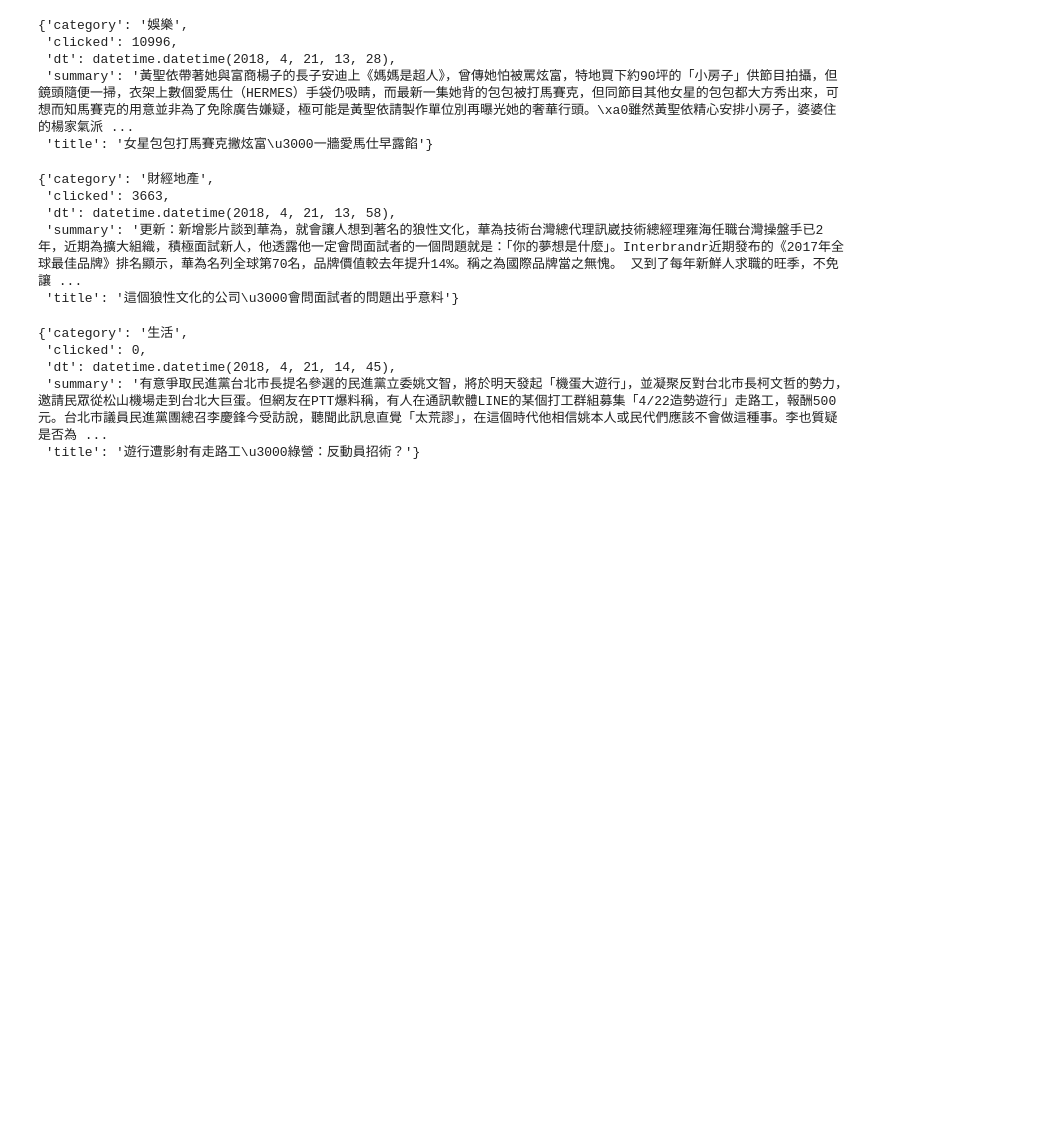
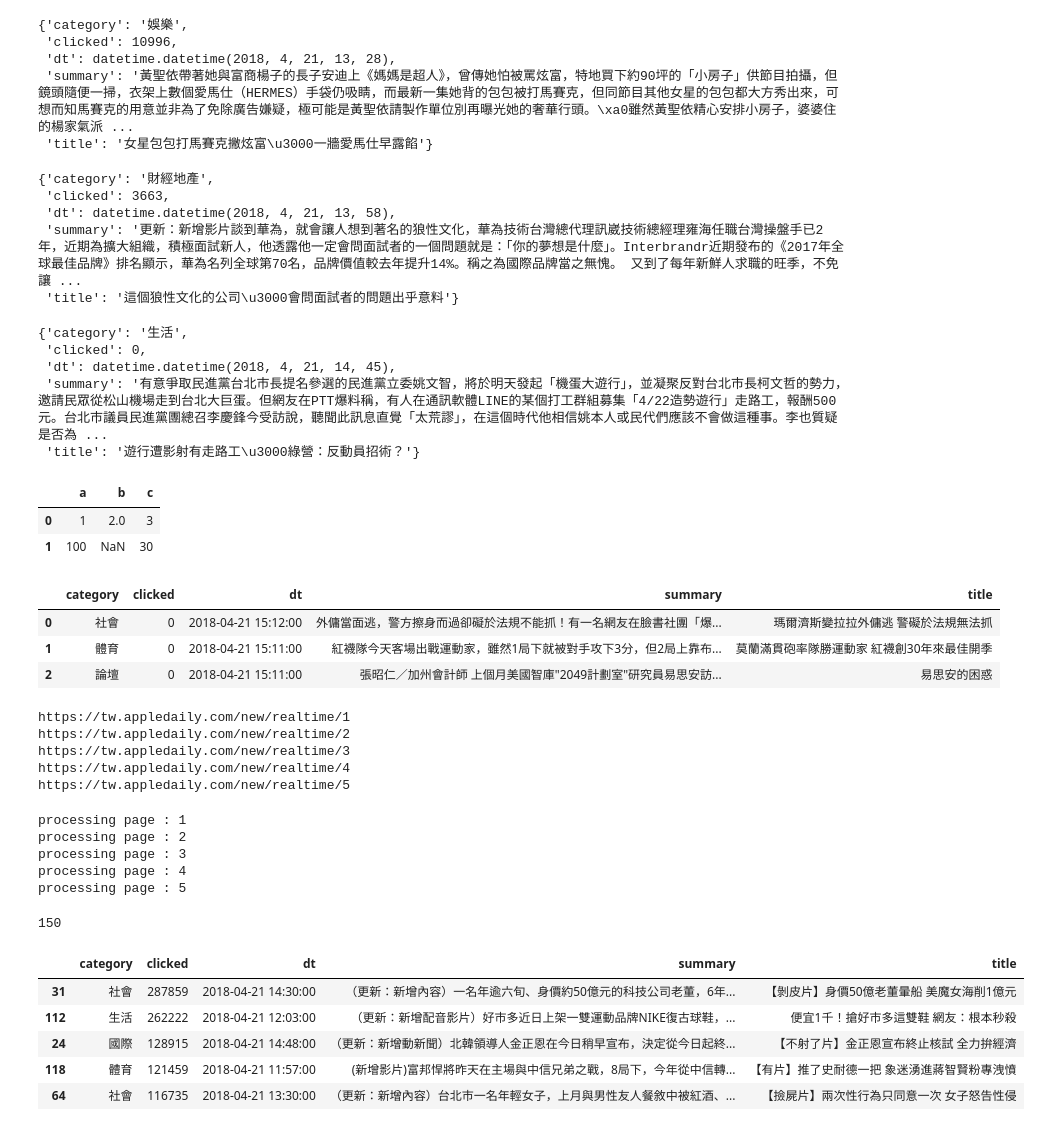
Before and after one commit to ywchiu/tibamepy, a Jupyter notebook: Demo20180421.ipynb, the cells around one changed output. Drawn from its saved outputs; the diff is of its cells as text; code cells hidden in the pictures; blank space fills up the shorter version.

Commit message:
dataframe

```diff
--- a/Demo20180421.ipynb
+++ b/Demo20180421.ipynb
@@ -501,3 +501,13 @@ pageDetail('https://tw.news.appledaily.com/life/realtime/20180421/1338833/')
  'dt': datetime.datetime(2018, 4, 21, 14, 45),
  'summary': '有意爭取民進黨台北市長提名參選的民進黨立委姚文智，將於明天發起「機蛋大遊行」，並凝聚反對台北市長柯文哲的勢力，邀請民眾從松山機場走到台北大巨蛋。但網友在PTT爆料稱，有人在通訊軟體LINE的某個打工群組募集「4/22造勢遊行」走路工，報酬500元。台北市議員民進黨團總召李慶鋒今受訪說，聽聞此訊息直覺「太荒謬」，在這個時代他相信姚本人或民代們應該不會做這種事。李也質疑是否為 ...
  'title': '遊行遭影射有走路工\u3000綠營：反動員招術？'}
+# %%
+import requests
+from bs4 import BeautifulSoup
+res  = requests.get('https://tw.appledaily.com/new/realtime')
+soup = BeautifulSoup(res.text, 'lxml')
+
+newsary = []
+for news in soup.select('.rtddt a'):
+    url = news.get('href')
+    newsary.append(pageDetail(url))
@@ -503,0 +516,10 @@ pageDetail('https://tw.news.appledaily.com/life/realtime/20180421/1338833/')
+# %%
+a = {'a':1, 'b':2, 'c':3}
+b = {'a':100, 'c':30}
+
+import pandas
+pandas.DataFrame([a,b])
+# %% [output]
+|  | a | b | c |
+| 0 | 1 | 2.0 | 3 |
+| 1 | 100 | NaN | 30 |
@@ -503,0 +528,55 @@ pageDetail('https://tw.news.appledaily.com/life/realtime/20180421/1338833/')
+# %%
+newsdf.head(3)
+# %% [output]
+|  | category | clicked | dt | summary | title |
+| 0 | 社會 | 0 | 2018-04-21 15:12:00 | 外傭當面逃，警方擦身而過卻礙於法規不能抓！有一名網友在臉書社團「爆... | 瑪爾濟斯變拉拉外傭逃 警礙於法規無法抓 |
+| 1 | 體育 | 0 | 2018-04-21 15:11:00 | 紅襪隊今天客場出戰運動家，雖然1局下就被對手攻下3分，但2局上靠布... | 莫蘭滿貫砲率隊勝運動家 紅襪創30年來最佳開季 |
+| 2 | 論壇 | 0 | 2018-04-21 15:11:00 | 張昭仁／加州會計師 上個月美國智庫"2049計劃室"研究員易思安訪... | 易思安的困惑 |
+# %%
+url = 'https://tw.appledaily.com/new/realtime/{}'
+
+for i in range(1,6):
+    print(url.format(i))
+# %% [output]
+https://tw.appledaily.com/new/realtime/1
+https://tw.appledaily.com/new/realtime/2
+https://tw.appledaily.com/new/realtime/3
+https://tw.appledaily.com/new/realtime/4
+https://tw.appledaily.com/new/realtime/5
+# %%
+import requests
+from bs4 import BeautifulSoup
+pageurl = 'https://tw.appledaily.com/new/realtime/{}'
+
+
+newsary = []
+for i in range(1,6):
+    res  = requests.get(pageurl.format(i))
+    soup = BeautifulSoup(res.text, 'lxml')
+    for news in soup.select('.rtddt a'):
+        url = news.get('href')
+        newsary.append(pageDetail(url))
+    print('processing page :', i)
+# %% [output]
+processing page : 1
+processing page : 2
+processing page : 3
+processing page : 4
+processing page : 5
+# %%
+len(newsary)
+# %% [output]
+150
+# %%
+import pandas
+newsdf = pandas.DataFrame(newsary)
+#newsdf
+# %%
+newsdf.sort_values('clicked', ascending=False).head()
+# %% [output]
+|  | category | clicked | dt | summary | title |
+| 31 | 社會 | 287859 | 2018-04-21 14:30:00 | （更新：新增內容）一名年逾六旬、身價約50億元的科技公司老董，6年... | 【剝皮片】身價50億老董暈船 美魔女海削1億元 |
+| 112 | 生活 | 262222 | 2018-04-21 12:03:00 | （更新：新增配音影片）好市多近日上架一雙運動品牌NIKE復古球鞋，... | 便宜1千！搶好市多這雙鞋 網友：根本秒殺 |
+| 24 | 國際 | 128915 | 2018-04-21 14:48:00 | （更新：新增動新聞）北韓領導人金正恩在今日稍早宣布，決定從今日起終... | 【不射了片】金正恩宣布終止核試 全力拚經濟 |
+| 118 | 體育 | 121459 | 2018-04-21 11:57:00 | (新增影片)富邦悍將昨天在主場與中信兄弟之戰，8局下，今年從中信轉... | 【有片】推了史耐德一把 象迷湧進蔣智賢粉專洩憤 |
+| 64 | 社會 | 116735 | 2018-04-21 13:30:00 | （更新：新增內容）台北市一名年輕女子，上月與男性友人餐敘中被紅酒、... | 【撿屍片】兩次性行為只同意一次 女子怒告性侵 |
```
Also changed, not shown: parts of 6 cells of this notebook.
